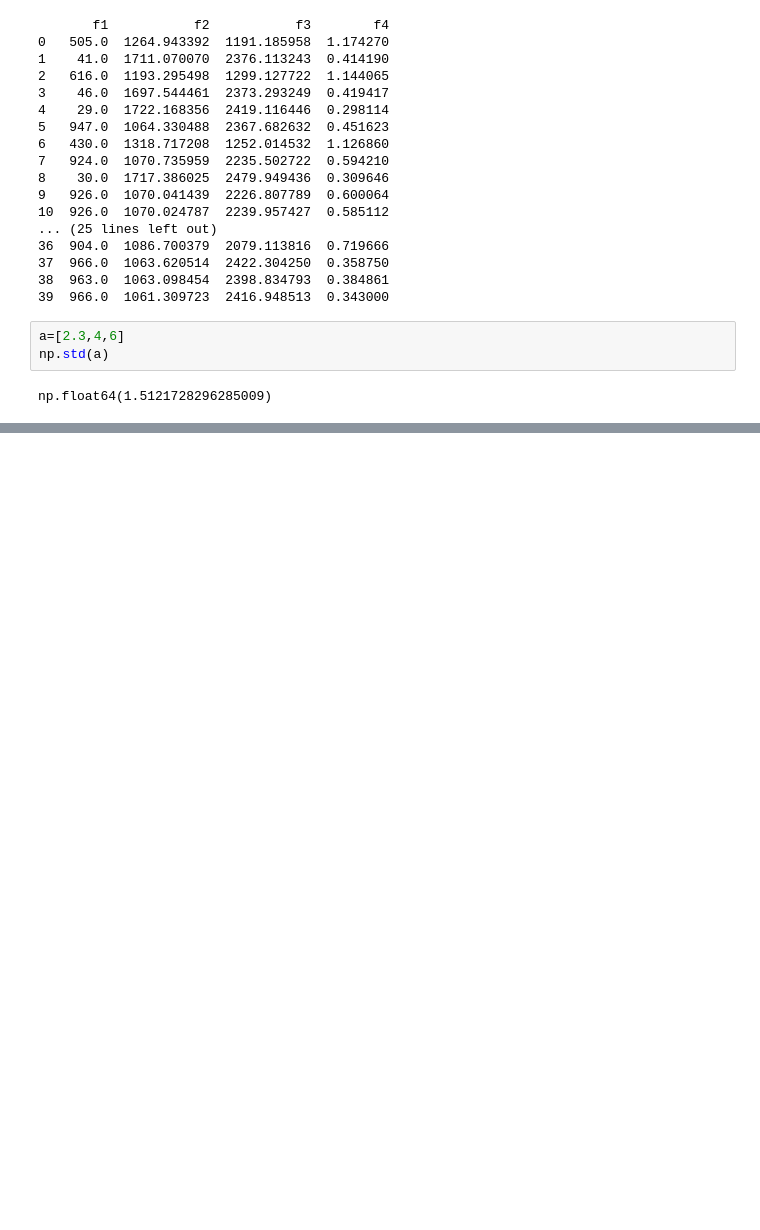
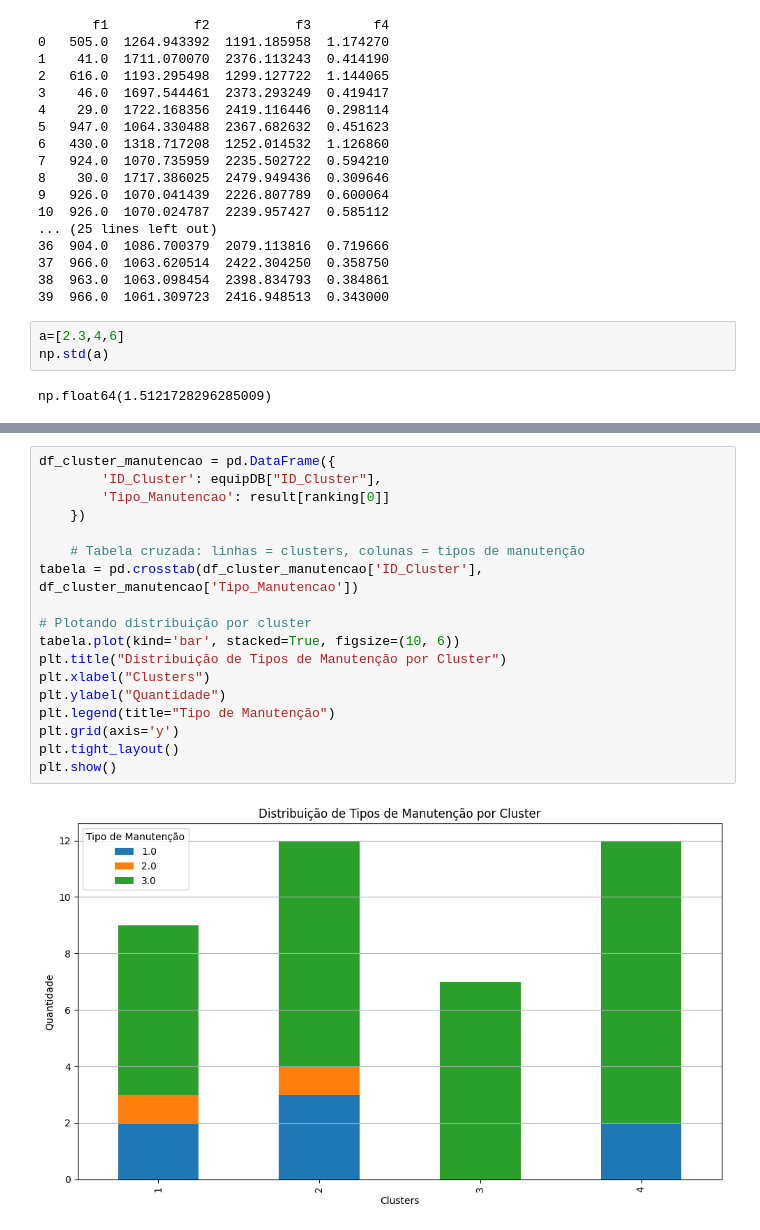
Before and after one commit to Cleyton-Nobre/TeoriaDecisao, a Jupyter notebook: TP2.ipynb, the cells around one changed output, grey strips where cells are left out. Drawn from its saved outputs; the diff is of its cells as text; blank space fills up the shorter version.

```diff
--- a/TP2.ipynb
+++ b/TP2.ipynb
@@ -273,0 +489,20 @@ plt.show()
+# %%
+df_cluster_manutencao = pd.DataFrame({
+        'ID_Cluster': equipDB["ID_Cluster"],
+        'Tipo_Manutencao': result[ranking[0]]
+    })
+
+    # Tabela cruzada: linhas = clusters, colunas = tipos de manutenção
+tabela = pd.crosstab(df_cluster_manutencao['ID_Cluster'], df_cluster_manutencao['Tipo_Manutencao'])
+
+# Plotando distribuição por cluster
+tabela.plot(kind='bar', stacked=True, figsize=(10, 6))
+plt.title("Distribuição de Tipos de Manutenção por Cluster")
+plt.xlabel("Clusters")
+plt.ylabel("Quantidade")
+plt.legend(title="Tipo de Manutenção")
+plt.grid(axis='y')
+plt.tight_layout()
+plt.show()
+# %% [output]
+[figure, added]
```
Also changed, not shown: parts of 8 cells of this notebook, 2 other files.
